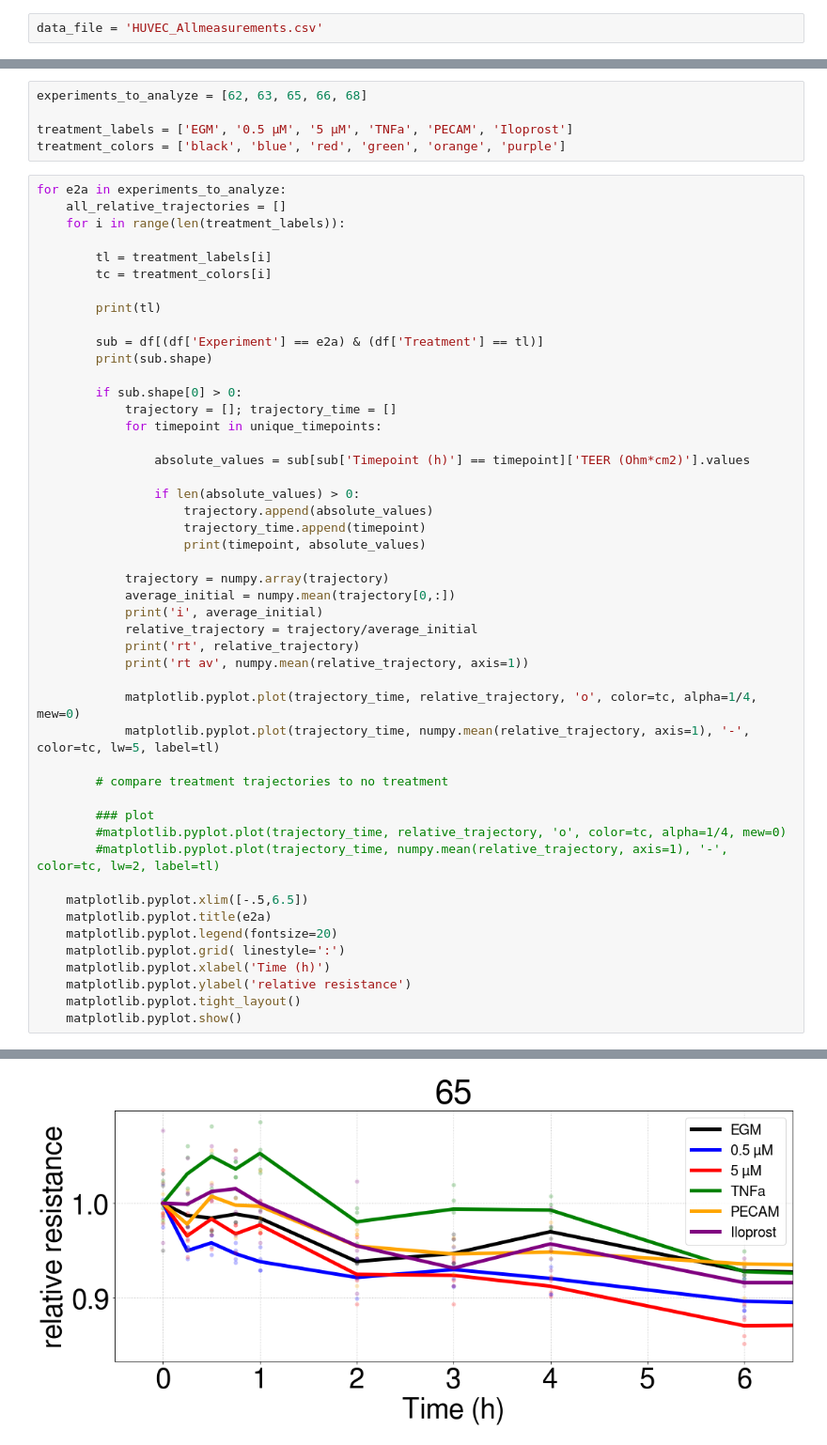
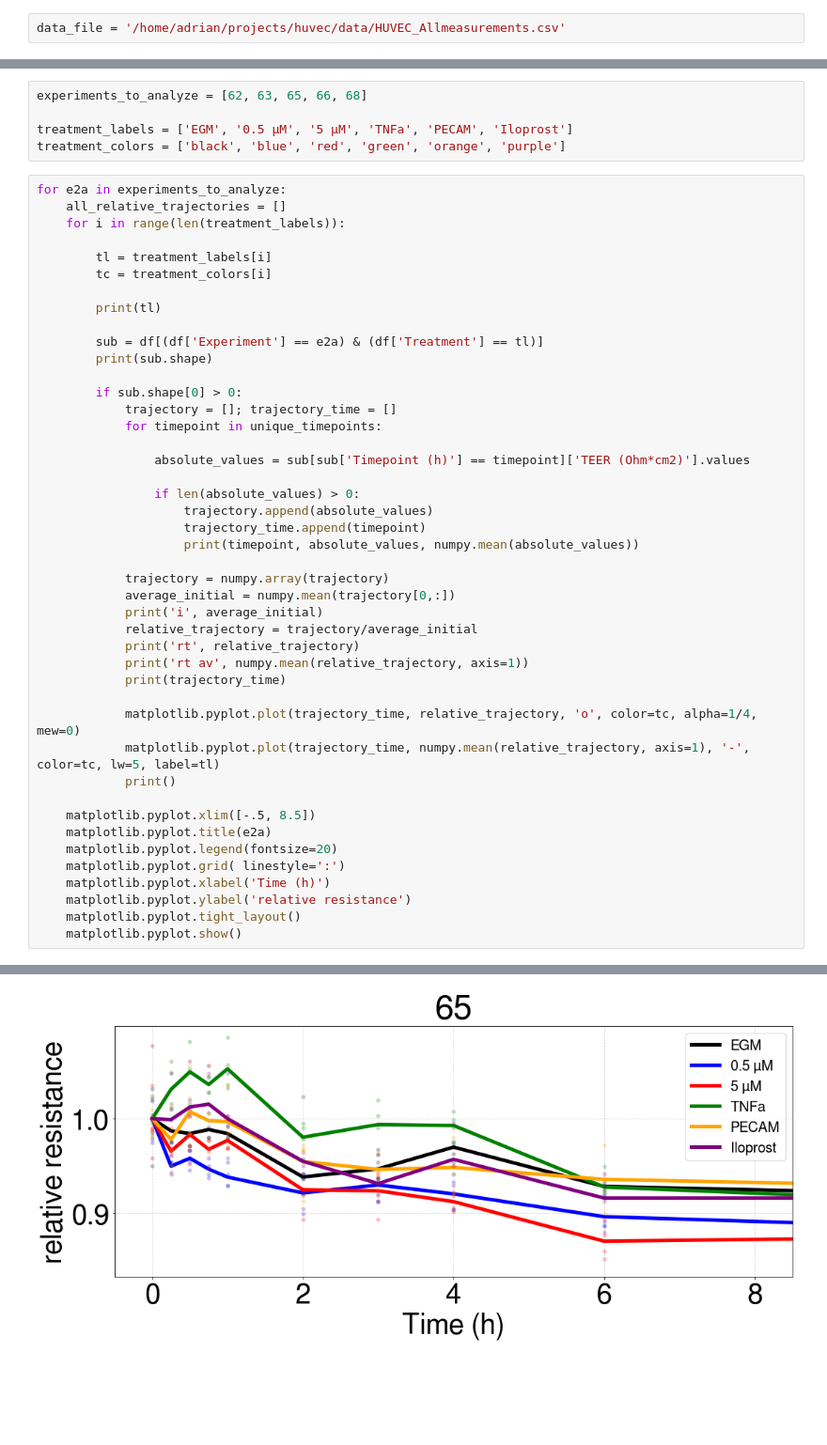
Before and after one commit to adelomana/HUVECs, a Jupyter notebook: TEER/analysis.ipynb, the cells around one changed output, grey strips where cells are left out. Shown at 94% size. Drawn from its saved outputs; the diff is of its cells as text; blank space fills up the shorter version.

```diff
--- a/TEER/analysis.ipynb
+++ b/TEER/analysis.ipynb
@@ -3,7 +3,7 @@ import pandas, numpy
 import matplotlib, matplotlib.pyplot
 matplotlib.rcParams.update({'font.size':40, 'font.family':'FreeSans', 'xtick.labelsize':40, 'ytick.labelsize':40, 'figure.figsize':(16,8)})
 # %%
-data_file = 'HUVEC_Allmeasurements.csv'
+data_file = '/home/adrian/projects/huvec/data/HUVEC_Allmeasurements.csv'
 # %% [markdown]
 # 1. read data
 # %%
@@ -66,7 +66,7 @@ for e2a in experiments_to_analyze:
                 if len(absolute_values) > 0:
                     trajectory.append(absolute_values)
                     trajectory_time.append(timepoint)
-                    print(timepoint, absolute_values)
+                    print(timepoint, absolute_values, numpy.mean(absolute_values))
 
             trajectory = numpy.array(trajectory)
             average_initial = numpy.mean(trajectory[0,:])
@@ -74,17 +74,13 @@ for e2a in experiments_to_analyze:
             relative_trajectory = trajectory/average_initial
             print('rt', relative_trajectory)
             print('rt av', numpy.mean(relative_trajectory, axis=1))
+            print(trajectory_time)
 
             matplotlib.pyplot.plot(trajectory_time, relative_trajectory, 'o', color=tc, alpha=1/4, mew=0)
             matplotlib.pyplot.plot(trajectory_time, numpy.mean(relative_trajectory, axis=1), '-', color=tc, lw=5, label=tl)
+            print()
 
-        # compare treatment trajectories to no treatment
-
-        ### plot
-        #matplotlib.pyplot.plot(trajectory_time, relative_trajectory, 'o', color=tc, alpha=1/4, mew=0)
-        #matplotlib.pyplot.plot(trajectory_time, numpy.mean(relative_trajectory, axis=1), '-', color=tc, lw=2, label=tl)
-
-    matplotlib.pyplot.xlim([-.5,6.5])
+    matplotlib.pyplot.xlim([-.5, 8.5])
     matplotlib.pyplot.title(e2a)
     matplotlib.pyplot.legend(fontsize=20)
     matplotlib.pyplot.grid( linestyle=':')
@@ -149,3 +145,3 @@ rt av [1.         0.99897225 1.01233299 1.01541624 1.         0.95477903
-[figure, old version]
+[figure, new version]
 EGM
 (16, 6)
```
Also changed, not shown: parts of 1 cell of this notebook, 1 other file.
